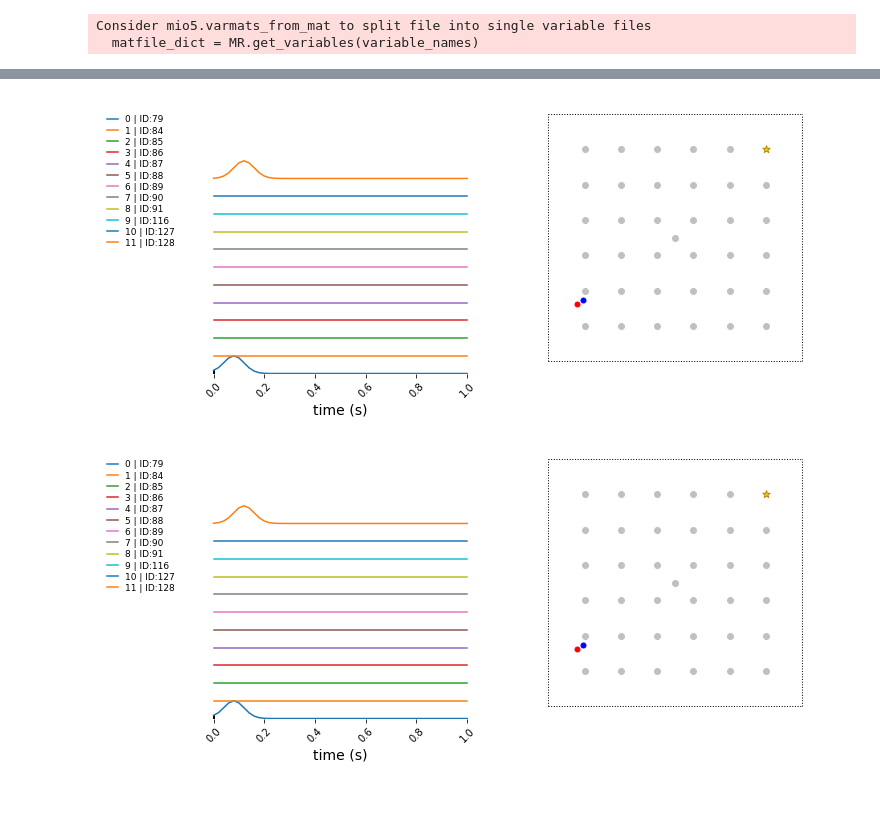
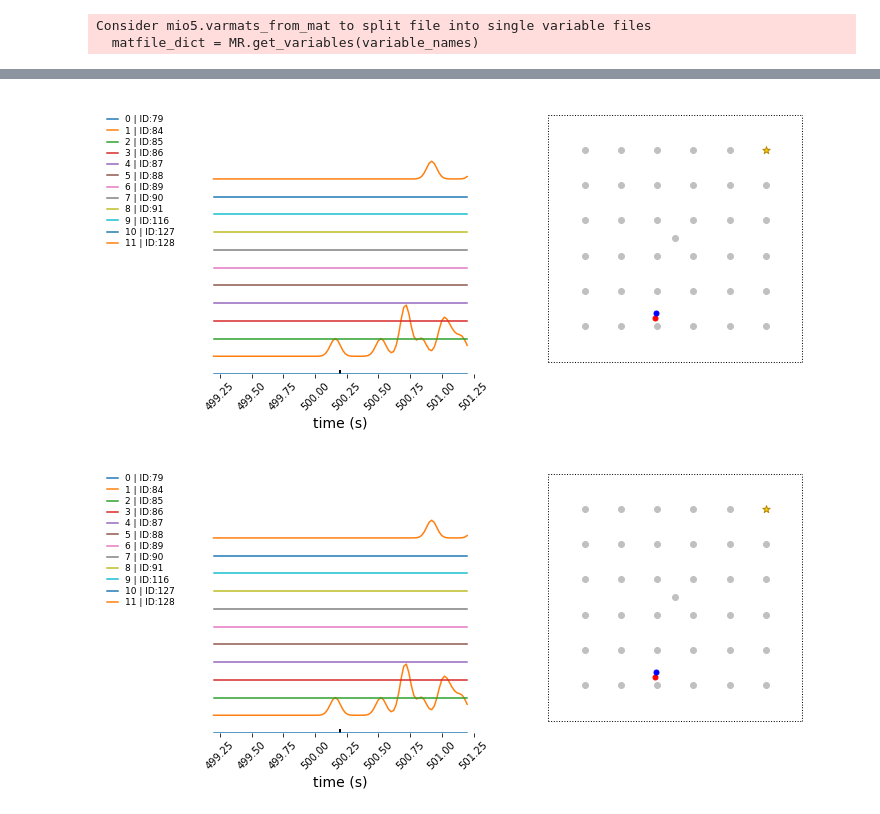
Before and after one commit to jncarpen/egoHC, a Jupyter notebook: behaVid.ipynb, the cells around one changed output, grey strips where cells are left out. Drawn from its saved outputs; the diff is of its cells as text; code cells hidden in the pictures.

```diff
--- a/behaVid.ipynb
+++ b/behaVid.ipynb
@@ -30,8 +30,3 @@ hd = matfile["hd"][0]
 # %% [output]
 Consider mio5.varmats_from_mat to split file into single variable files
   matfile_dict = MR.get_variables(variable_names)
-# %%
-sessNum = 0
-unitNum = 1
-ST = matfile["SpikeTimes"][0][sessNum][0][unitNum]
-ST[0:5]
@@ -563 +552,7 @@ vid_24116 = behaVid('24116', pos, SpikeTrain, SpikeTimes, UniqueID, trialType, h
+# %%
+# plot a single timepoint
+vid_24116.plotAllUnits(sessNum=30, timePoint=25010)
+# %% [output]
+[figure, added]
+[figure, added]
 # %%
@@ -564,6 +560 @@ vid_24116 = behaVid('24116', pos, SpikeTrain, SpikeTimes, UniqueID, trialType, h
 vid_24116.makeUnitAnimation(sessNum=30)
-# %%
-vid_24116.plotAllUnits(sessNum=30, timePoint=0)
-# %% [output]
-[figure, removed]
-[figure, removed]
```
Also changed, not shown: parts of 6 cells of this notebook, 1 other file.
